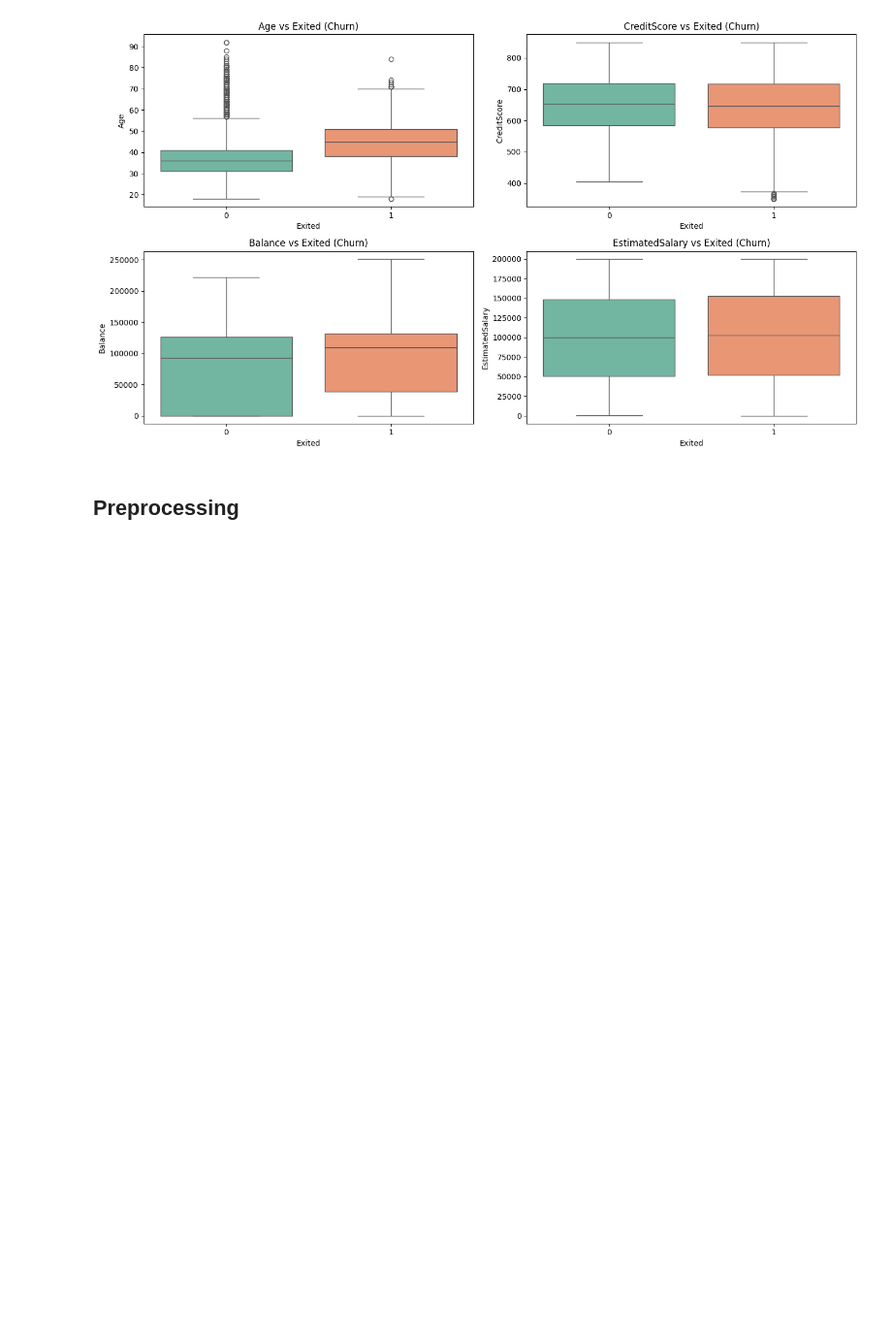
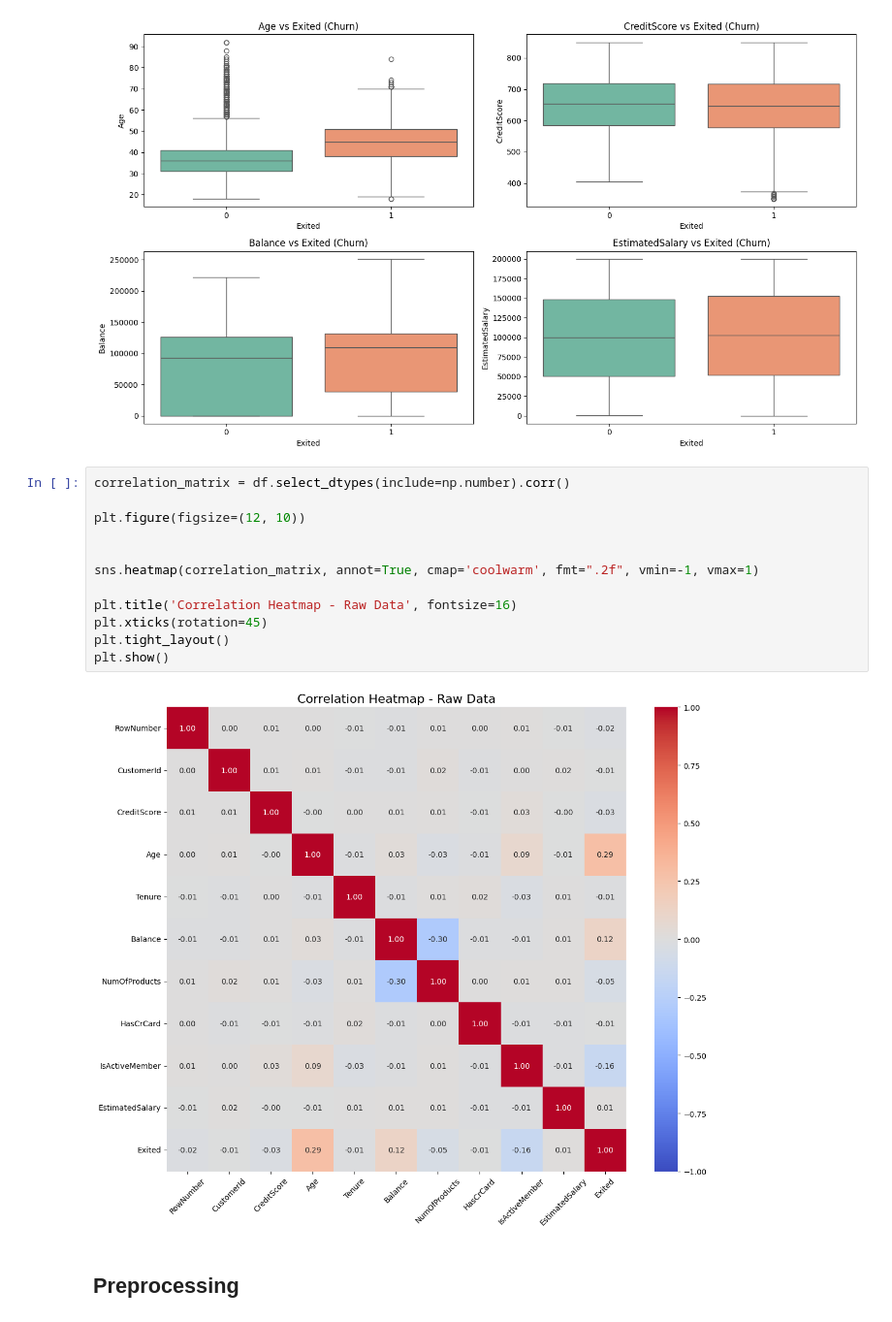
Before and after one commit to AbdelmoezAlaa91/Bank_churn_prediction, a Jupyter notebook: model.ipynb, the cells around one changed output. Shown at 97% size. Cells and saved outputs as stored; diff of their text form; blank space fills up the shorter version.

Commit message:
plotting the heat map

```diff
--- a/model.ipynb
+++ b/model.ipynb
@@ -104,6 +104,20 @@ plt.tight_layout()
 plt.show()
 # %% [output]
 [figure]
+# %%
+correlation_matrix = df.select_dtypes(include=np.number).corr()
+
+plt.figure(figsize=(12, 10))
+
+
+sns.heatmap(correlation_matrix, annot=True, cmap='coolwarm', fmt=".2f", vmin=-1, vmax=1)
+
+plt.title('Correlation Heatmap - Raw Data', fontsize=16)
+plt.xticks(rotation=45)
+plt.tight_layout()
+plt.show()
+# %% [output]
+[figure, added]
 # %% [markdown]
 ## Preprocessing
 # %%
```
